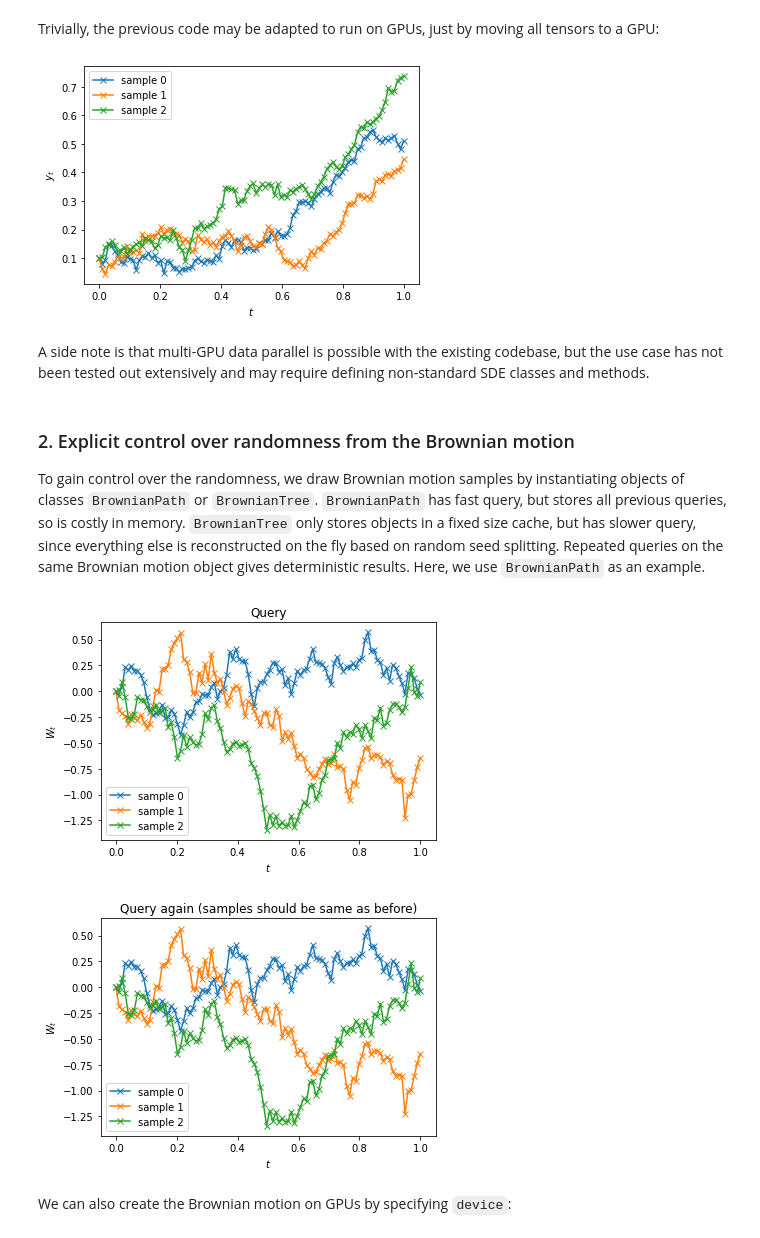
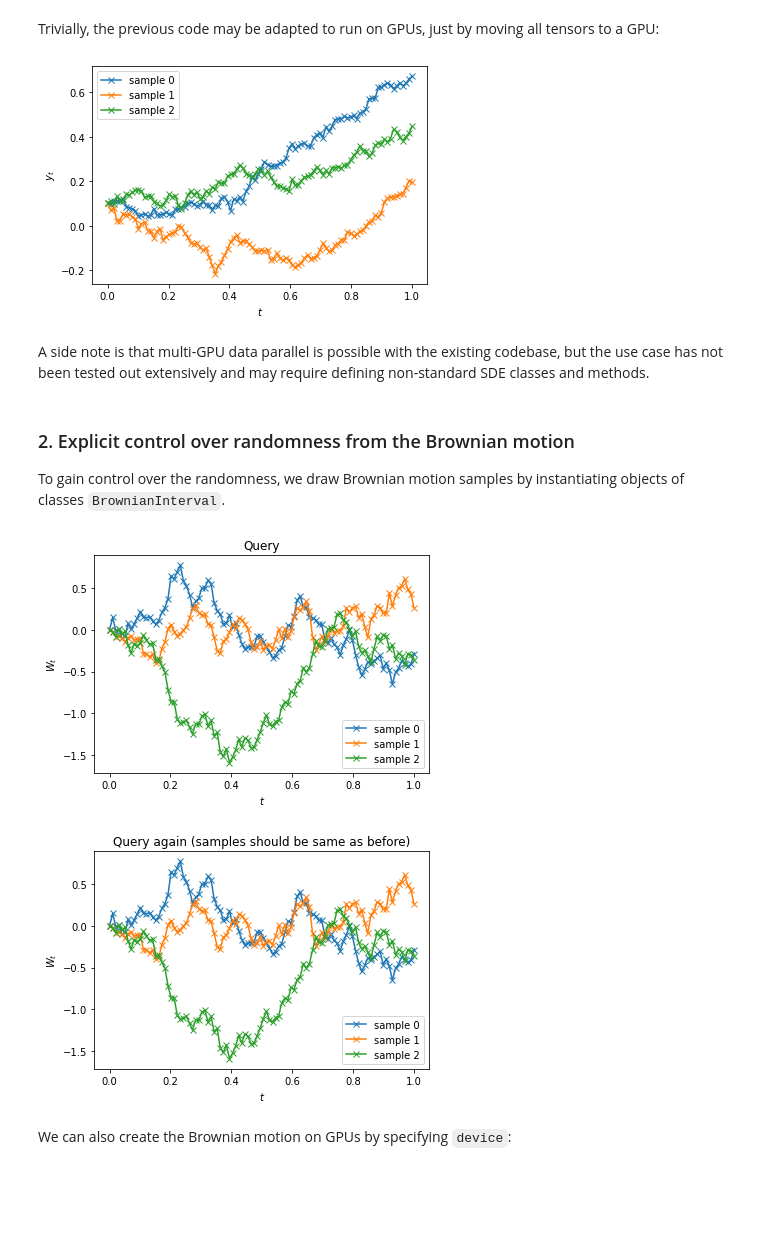
Before and after one commit to google-research/torchsde, a Jupyter notebook: examples/demo.ipynb, the cells around one changed output. Cells and saved outputs as stored; diff of their text form; code cells hidden in the pictures; blank space fills up the shorter version.

```diff
--- a/examples/demo.ipynb
+++ b/examples/demo.ipynb
@@ -51,13 +51,13 @@ The codebase supports both Itô SDEs based on [Itô integrals](https://en.wikipe
 
 Now we instantiate an object of the SDE class and call the function `sdeint` on it.
 # %%
-batch_size, d, T = 3, 1, 100
+batch_size, state_size, T = 3, 1, 100
 sde = SDE()
 ts = torch.linspace(0, 1, T)
-y0 = torch.zeros(batch_size, 1).fill_(0.1)  # (batch_size, d)
+y0 = torch.full(size=(batch_size, state_size), fill_value=0.1)
 
 with torch.no_grad():
-    ys = torchsde.sdeint(sde, y0, ts, method='srk')  # (T, batch_size, d) = (100, 3, 1).
+    ys = torchsde.sdeint(sde, y0, ts, method='srk')  # (T, batch_size, state_size) = (100, 3, 1).
 
 plt.figure()
 for i in range(batch_size):
@@ -139,40 +139,42 @@ if torch.cuda.is_available():
     plt.legend()
     plt.show()
 # %% [output]
-[figure, old version]
+[figure, new version]
 # %% [markdown]
 A side note is that multi-GPU data parallel is possible with the existing codebase, but the use case has not been tested out extensively and may require defining non-standard SDE classes and methods.
 # %% [markdown]
 ### 2. Explicit control over randomness from the Brownian motion
-To gain control over the randomness, we draw Brownian motion samples by instantiating objects of classes `BrownianPath` or `BrownianTree`. `BrownianPath` has fast query, but stores all previous queries, so is costly in memory. `BrownianTree` only stores objects in a fixed size cache, but has slower query, since everything else is reconstructed on the fly based on random seed splitting. Repeated queries on the same Brownian motion object gives deterministic results. Here, we use `BrownianPath` as an example.
+To gain control over the randomness, we draw Brownian motion samples by instantiating objects of classes `BrownianInterval`.
 # %%
 ts = torch.linspace(0, 1, T)
-bm = torchsde.BrownianInterval(t0=0.0, t1=1.0, size=(batch_size, d))
+bm = torchsde.BrownianInterval(t0=0.0, t1=1.0, size=(batch_size, state_size))
 
-bm_queries = torch.stack([bm(t) for t in ts], dim=0)
+bm_increments = torch.stack([bm(t0, t1) for t0, t1 in zip(ts[:-1], ts[1:])], dim=0)
+bm_queries = torch.cat((torch.zeros(1, batch_size, state_size), torch.cumsum(bm_increments, dim=0)))
 plt.figure()
 plt.title('Query')
 for i in range(batch_size):
     plt.plot(ts, bm_queries[:, i].squeeze(), marker='x', label=f'sample {i}')
 plt.xlabel('$t$')
 plt.ylabel('$W_t$')
 plt.legend()
 plt.show()
 
-bm_queries2 = torch.stack([bm(t) for t in ts], dim=0)
+bm_increments2 = torch.stack([bm(t0, t1) for t0, t1 in zip(ts[:-1], ts[1:])], dim=0)
+bm_queries2 = torch.cat((torch.zeros(1, batch_size, state_size), torch.cumsum(bm_increments2, dim=0)))
 plt.figure()
 plt.title('Query again (samples should be same as before)')
 for i in range(batch_size):
     plt.plot(ts, bm_queries2[:, i].squeeze(), marker='x', label=f'sample {i}')
 plt.xlabel('$t$')
 plt.ylabel('$W_t$')
 plt.legend()
 plt.show()
 
 assert torch.allclose(bm_queries, bm_queries2)
 # %% [output]
-[figure, old version]
+[figure, new version]
-[figure, old version]
+[figure, new version]
 # %% [markdown]
 We can also create the Brownian motion on GPUs by specifying `device`:
 # %%
```
Also changed, not shown: parts of 9 cells of this notebook.
